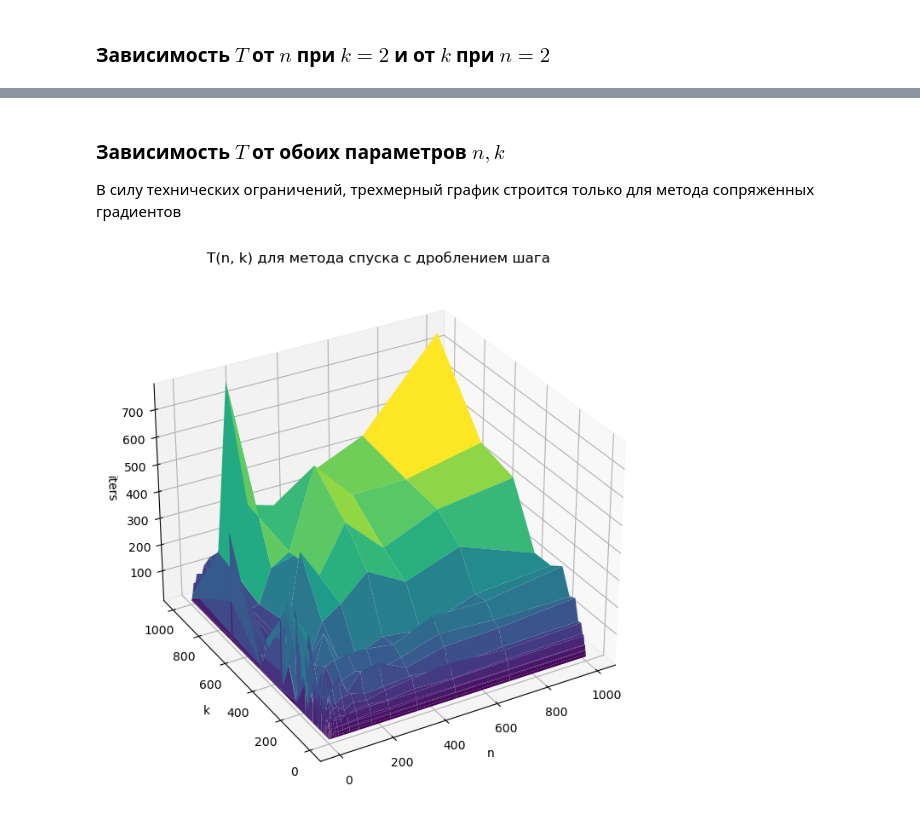
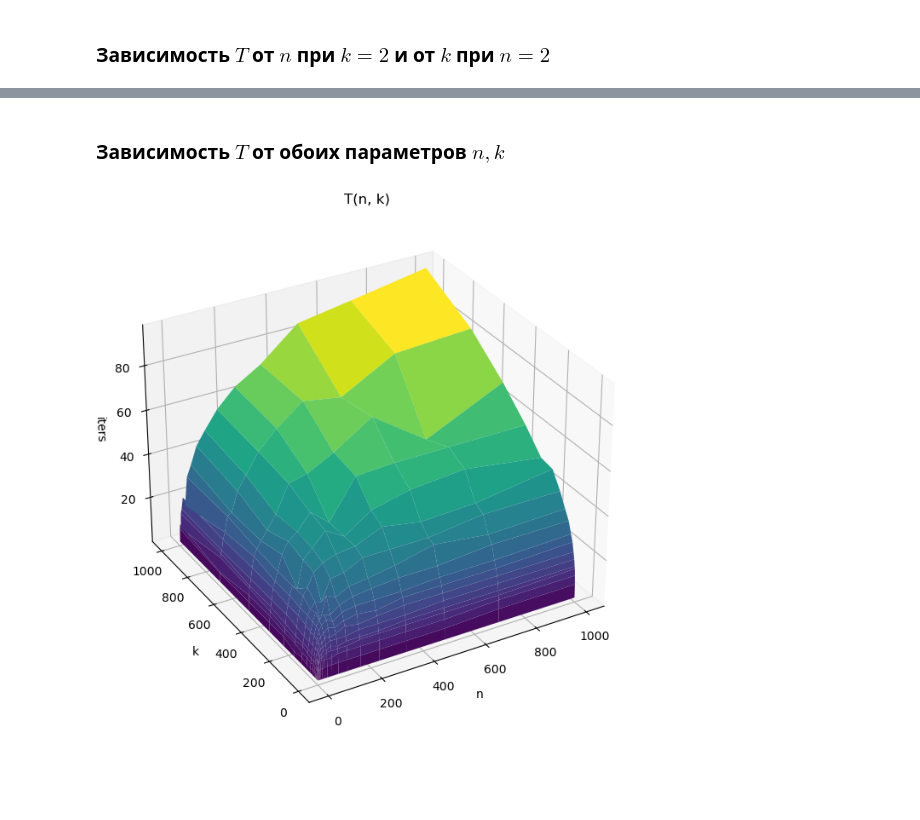
Before and after one commit to alexmoroz002/Appl-Math, a Jupyter notebook: lab-3_am.ipynb, the cells around one changed output, grey strips where cells are left out. Saved outputs shown, nothing was run; the diff lists cells and outputs as text; code cells hidden in the pictures; blank space fills up the shorter version.

```diff
--- a/lab-3_am.ipynb
+++ b/lab-3_am.ipynb
@@ -346,7 +344,7 @@ fig, axs = plt.subplots(2, 2, figsize=(9, 9))
 methods = [gradient_descent, step_splitting_descent, steepest_descent, conjugate_gradient]
 names = ['Спуск с постоянным шагом', 'Спуск с дроблением шага', 'Наискорейший спуск', 'Сопряженных градиентов']
 axs = np.ravel(axs)
-df_f2 = pd.DataFrame({'Метод':[], 'Результат':[], 'Количество итераций':[]})
+df_f2 = pd.DataFrame({'Метод':[], 'Результат':[], 'Количество итераций':[]}, dtype=object)
 for i in range(len(axs)):
     data_all = methods[i](f_2, f_2_grad, np.ones(2), 0.00001, 0.00001, 10000, 0.0002)
     df_f2.loc[len(df_f2.index)] = [names[i], data_all[2]['x'].iat[-1], data_all[1]]
@@ -375,7 +373,7 @@ fig, axs = plt.subplots(2, 2, figsize=(9, 9))
 methods = [gradient_descent, step_splitting_descent, steepest_descent, conjugate_gradient]
 names = ['Спуск с постоянным шагом', 'Спуск с дроблением шага', 'Наискорейший спуск', 'Сопряженных градиентов']
 axs = np.ravel(axs)
-df_f2 = pd.DataFrame({'Метод':[], 'Результат':[], 'Количество итераций':[]})
+df_f2 = pd.DataFrame({'Метод':[], 'Результат':[], 'Количество итераций':[]}, dtype=object)
 for i in range(len(axs)):
     data_all = methods[i](f_2, f_2_grad, np.array([0.1, -1]), 0.00001, 0.00001, 10000, 0.0002)
     df_f2.loc[len(df_f2.index)] = [names[i], data_all[2]['x'].iat[-1], data_all[1]]
@@ -421,7 +419,7 @@ def t_all(n, k, method):
         data = method(f, g, x_0, 0.001, 0.001, 10000, 0.0001)
         res.append(data[1])
         resx.append(data[2]['x'].iat[-1])
-    return np.array(res), np.array(resx)
+    return np.array(res, dtype=object), np.array(resx, dtype=object)
 # %%
 x_nk = y_nk = np.unique(np.geomspace(1, 1000, num=20, dtype=int))
 res_n, _ = t_all(x_nk, np.full(len(x_nk), 2), conjugate_gradient)
@@ -456,25 +454,23 @@ ax.scatter(x, y)
 # %% [markdown]
 
 ### Зависимость $T$ от обоих параметров $n, k$
-
-В силу технических ограничений, трехмерный график строится только для метода сопряженных градиентов
 # %%
 xp = yp = np.unique(np.geomspace(1, 1000, num=20, dtype=int))
 n = len(xp)
 xp1 = np.repeat(xp, n)
 yp1 = np.tile(yp, n)
-zp1, _ = t_all(xp1, yp1, step_splitting_descent)
+zp1, _ = t_all(xp1, yp1, conjugate_gradient)
 x = np.reshape(xp1, (n, n))
 y = np.reshape(yp1, (n, n))
 z = np.reshape(zp1, (n, n))
 # %%
 ax = plt.figure(figsize=(8, 8)).add_subplot(projection='3d')
 ax.plot_surface(x, y, z, cmap=plt.cm.viridis, antialiased=True)
-ax.set_title('T(n, k) для метода спуска с дроблением шага')
+ax.set_title('T(n, k)')
 ax.set_xlabel('n')
 ax.set_ylabel('k')
 ax.set_zlabel('iters')
 ax.view_init(30, -120)
 plt.show()
 # %% [output]
-[figure, old version]
+[figure, new version]
```
Also changed, not shown: parts of 6 cells of this notebook.
